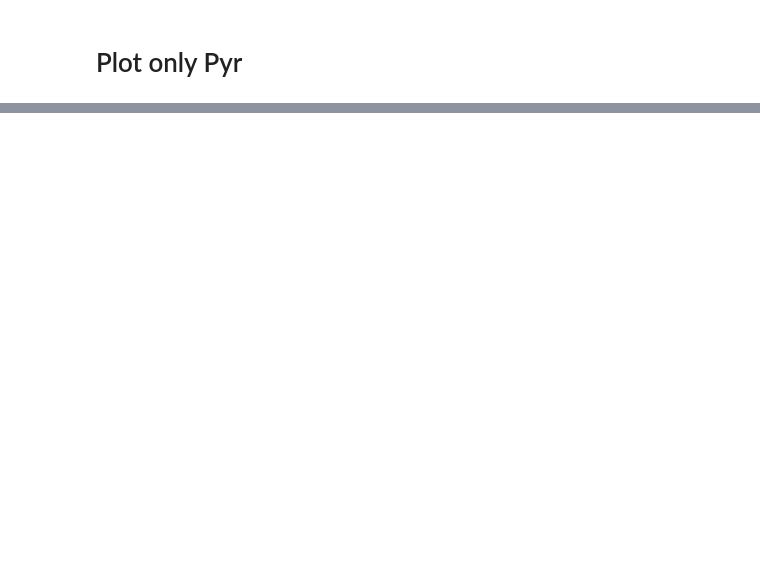
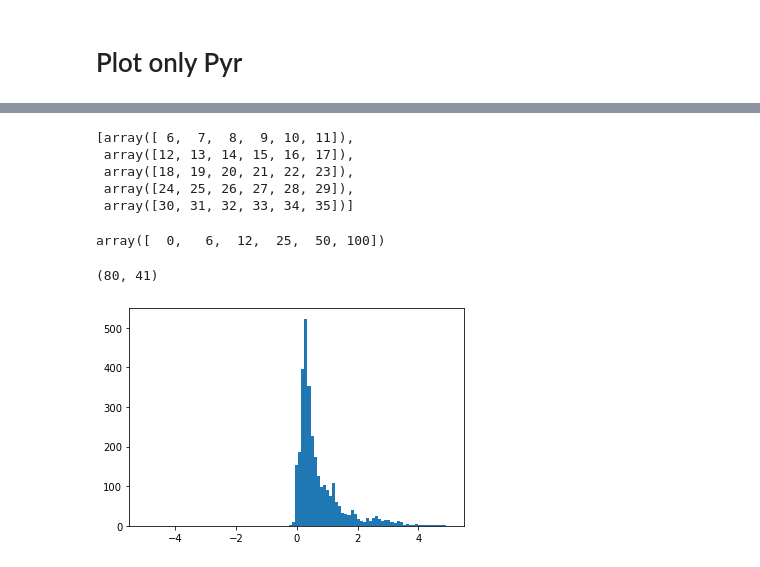
Before and after one commit to anitsoga/mossing_paper_code, a Jupyter notebook: simulation/Agos_Code/Figure_6.ipynb, the cells around one changed output, grey strips where cells are left out. Drawn from its saved outputs; the diff is of its cells as text; code cells hidden in the pictures; blank space fills up the shorter version.

```diff
--- a/simulation/Agos_Code/Figure_6.ipynb
+++ b/simulation/Agos_Code/Figure_6.ipynb
@@ -392,0 +361,22 @@ The autoreload extension is already loaded. To reload it, use:
+# %%
+# nr = network_resp
+nr = np.nanmean(YY_opto,3)# time average
+
+import naka_rushton_analysis as nra
+reload(nra)
+x = opto_levels#-opto_levels.min()#+1
+params = np.zeros((nr.shape[0],nr.shape[2],3,6))
+use_zero_dims = True
+for istim in range(nr.shape[2]):
+    print(istim)
+    for itype in range(3):
+        if use_zero_dims:
+            if itype in {0, 1}:
+                zero_dims = [False, True, False, True, False, False]
+            else:
+                assert itype == 2
+                zero_dims = [False, True, False, False, False, False]
+        else:
+            zero_dims = None
+        params[:,istim,itype,:],_ = nra.fit_opt_params_two_asymptote_fn(x, nr[:,:,istim,itype])#, zero_dims=zero_dims)
+        # params[:,istim,itype,:],_ = nra.fit_opt_params_two_asymptote_fn_joint(x, nr[:,:,istim,itype], zero_dims=zero_dims)
@@ -536,3 +544,19 @@ The autoreload extension is already loaded. To reload it, use:
+# %%
+istims_list
+# %% [output]
+[array([ 6,  7,  8,  9, 10, 11]),
+ array([12, 13, 14, 15, 16, 17]),
+ array([18, 19, 20, 21, 22, 23]),
+ array([24, 25, 26, 27, 28, 29]),
+ array([30, 31, 32, 33, 34, 35])]
+# %%
+ucontrast
+# %% [output]
+array([  0,   6,  12,  25,  50, 100])
+# %%
+nr[lkat][this_lkat][:,:,istim,itype].shape
+# %% [output]
+(80, 41)
 # %%
 itype = 0
 
@@ -556,3 +575,8 @@ def apply_func_to_pc_params(params, func):
 
 amplitude_at_x0 = apply_func_to_pc_params(params, compute_amplitude_at_x0)
 # np.save(os.path.expanduser("~/Documents/notebooks/mossing-PC/shared_data/vip_sigmoid_amplitude_at_x0.npy"), amplitude_at_x0)
+# %%
+amplitude_at_x0
+plt.hist(amplitude_at_x0.flatten(),bins=np.linspace(-5,5,100));
+# %% [output]
+[figure, added]
```
Also changed, not shown: parts of 25 cells of this notebook, 4 other files.
